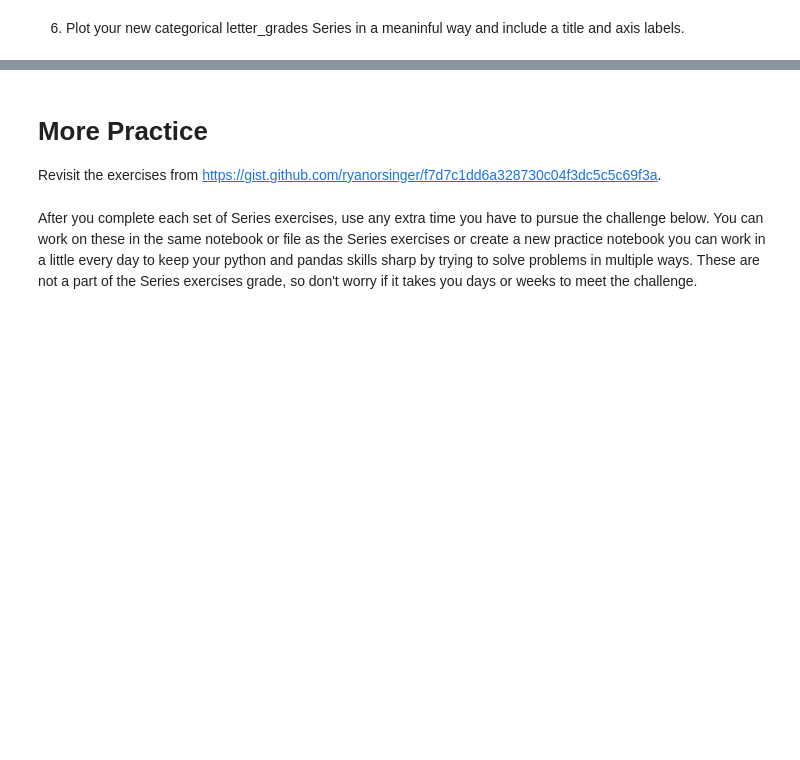
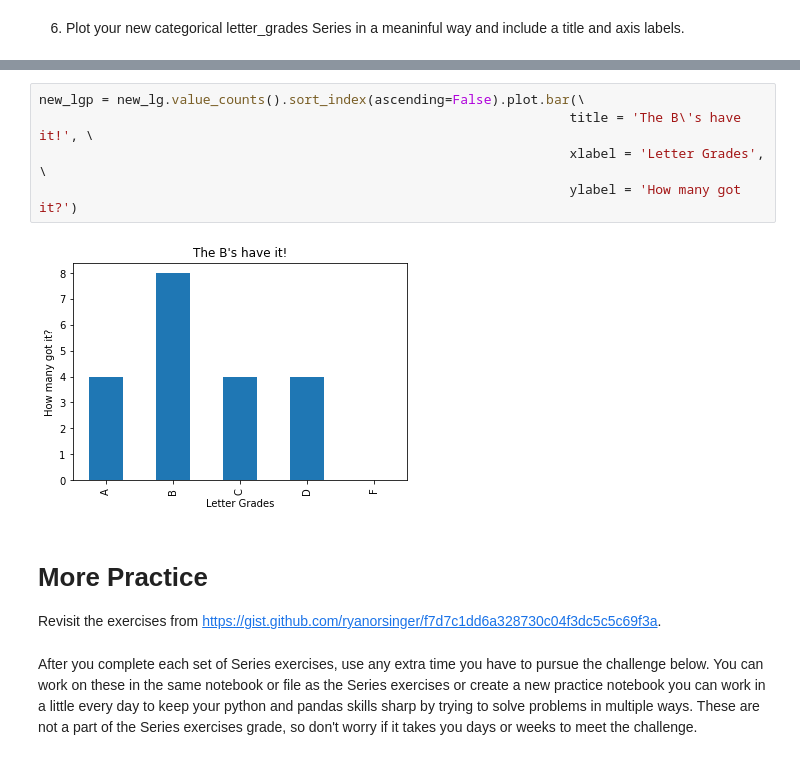
Before and after one commit to David-Howell/numpy-pandas-visualization-exercises, a Jupyter notebook: pandas_series_exercises_part_3.ipynb, the cells around one changed output, grey strips where cells are left out. Drawn from its saved outputs; the diff is of its cells as text; blank space fills up the shorter version.

```diff
--- a/pandas_series_exercises_part_3.ipynb
+++ b/pandas_series_exercises_part_3.ipynb
@@ -298,3 +433,10 @@ lgp = letter_grades.value_counts().plot(title = 'Most students got a B', xlabel
+# %%
+new_lgp = new_lg.value_counts().sort_index(ascending=False).plot.bar(\
+                                                                    title = 'The B\'s have it!', \
+                                                                    xlabel = 'Letter Grades', \
+                                                                    ylabel = 'How many got it?')
+# %% [output]
+[figure, added]
 # %% [markdown]
 # More Practice
 Revisit the exercises from https://gist.github.com/ryanorsinger/f7d7c1dd6a328730c04f3dc5c5c69f3a.
```
Also changed, not shown: parts of 44 cells of this notebook.
